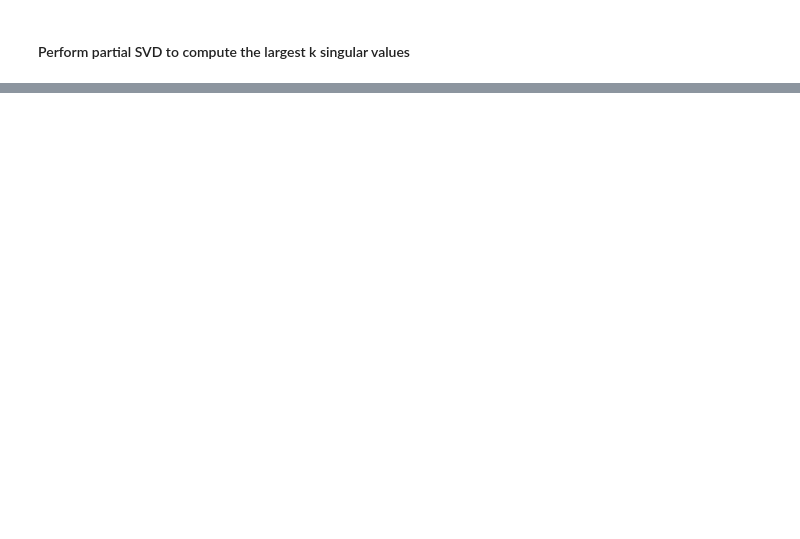
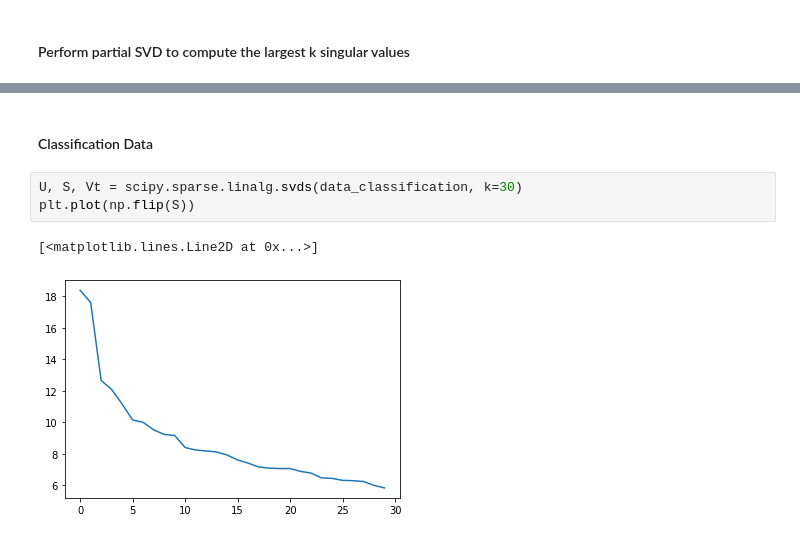
Before and after one commit to CoulsonZhang/Deep_Structure, a Jupyter notebook: Clustering/svd_cluster.ipynb, the cells around one changed output, grey strips where cells are left out. Cells and saved outputs as stored; diff of their text form; blank space fills up the shorter version.

```diff
--- a/Clustering/svd_cluster.ipynb
+++ b/Clustering/svd_cluster.ipynb
@@ -63,0 +70,8 @@ print(S)
+# %% [markdown]
+#### Classification Data
+# %%
+U, S, Vt = scipy.sparse.linalg.svds(data_classification, k=30)
+plt.plot(np.flip(S))
+# %% [output]
+[<matplotlib.lines.Line2D at 0x...>]
+[figure, added]
```
Also changed, not shown: parts of 4 cells of this notebook, 4 other files.
